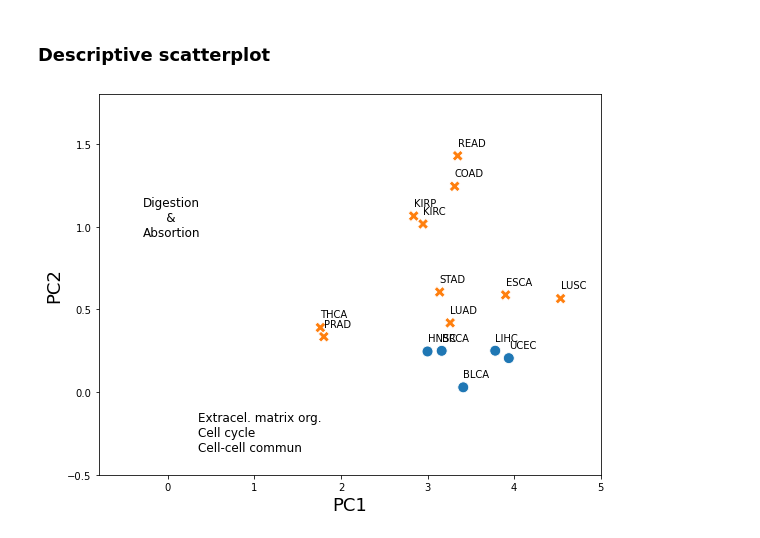
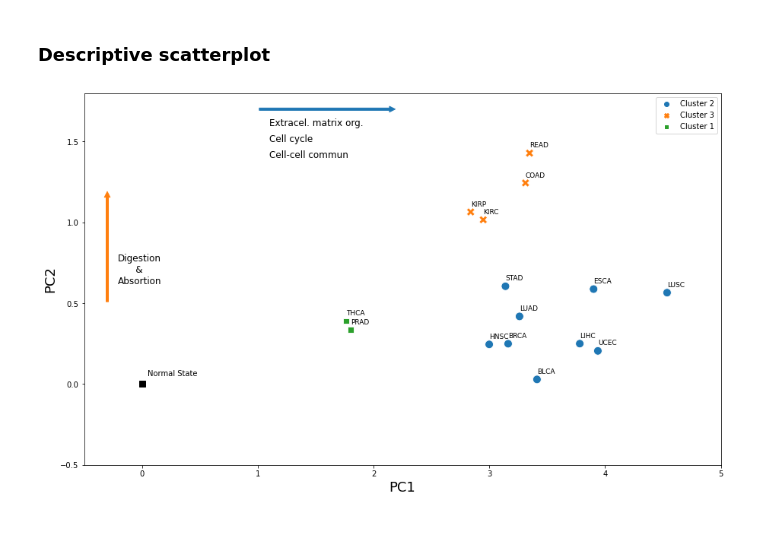
Before and after one commit to SamSaladino/FC-of-Genetic-pathways, a Jupyter notebook: Expr_pathways.ipynb, the cells around one changed output. Saved outputs shown, nothing was run; the diff lists cells and outputs as text; code cells hidden in the pictures.

Commit message:
Scatterplot with details fixed

```diff
--- a/Expr_pathways.ipynb
+++ b/Expr_pathways.ipynb
@@ -197,16 +197,16 @@ sns.scatterplot( x = -P_matrix[:,0], y = P_matrix[:,1], hue=X.columns)
 Separate the group of points and create array of labels
 # %%
 # will be use as labels
-hue = np.array(15*['Cluster 1'])
+hue = np.array(15*['Cluster 2'])
 
 # Use numpy logical indexing to set elements in 'hue' based on conditions
-hue[-P_matrix[:, 0] < -1] = 'Cluster 2'
-hue[P_matrix[:, 1] > 0.3] = 'Cluster 3'
+hue[-P_matrix[:, 0] < 2.5] = 'Cluster 1'
+hue[P_matrix[:, 1] > 0.8] = 'Cluster 3'
 # %% [markdown]
 ### Descriptive scatterplot
 # %%
 # Set figure dimension
-fig = plt.figure(figsize = (9,7),facecolor='w')
+fig = plt.figure(figsize = (15,9),facecolor='w')
 
 # get current axe
 ax = plt.gca()
@@ -215,44 +215,47 @@ ax = plt.gca()
 plt.xlabel('PC1', fontsize=18)
 plt.ylabel('PC2', size=18)
 # xy limits
-plt.xlim(-0.8,5)
+plt.xlim(-0.5,5)
 plt.ylim(-0.5,1.8)
 
 # Scatterplot
 sns.scatterplot( x = -P_matrix[:,0], y = P_matrix[:,1], hue=hue, s=120,
-                legend=False, style=hue)
+                 style=hue)
+# Normal state point
+plt.plot(0, 0, 's', color='k',markersize=8, markeredgecolor ='black')
+plt.annotate('Normal State',xy=(0.05,0.05), xycoords='data',fontsize=10)
 
 # Horizontal arrow
-harrow = mpatches.FancyArrowPatch((-1.5, -0.75), (0, -0.75),
+harrow = mpatches.FancyArrowPatch((1, 1.7), (2.2, 1.7),
                                  mutation_scale=15, color="C0")
 # Horizontal arrow annotations
 ax.annotate('Extracel. matrix org.',
-            xy=(160, 100), xycoords='figure pixels',fontsize=12)
+            xy=(1.1,1.6), xycoords='data',fontsize=12)
 ax.annotate('Cell cycle',
-            xy=(160, 85), xycoords='figure pixels',fontsize=12)
+            xy=(1.1, 1.5), xycoords='data',fontsize=12)
 ax.annotate('Cell-cell commun',
-            xy=(160, 70), xycoords='figure pixels',fontsize=12)
+            xy=(1.1,1.4), xycoords='data',fontsize=12)
 ax.add_patch(harrow)
 # Vertical arrow
-varrow = mpatches.FancyArrowPatch((-1.8, 0), (-1.8, 0.8),
+varrow = mpatches.FancyArrowPatch((-0.3, 0.5), (-0.3, 1.2),
                                  mutation_scale=15, color="C1")
 # Vertical annotations
 ax.annotate('Digestion',
             xy=(105, 315), xycoords='figure pixels',fontsize=12)
 ax.annotate('      &',
             xy=(105, 300), xycoords='figure pixels',fontsize=12)
 ax.annotate('Absortion',
             xy=(105, 285), xycoords='figure pixels',fontsize=12)
 ax.add_patch(varrow)
 
 # Add the labels to the points
 for i in range(len(tissues)):
     plt.annotate(tissues[i], (-P_matrix[:,0][i], P_matrix[:,1][i]),
-                 textcoords='offset points', xytext=(0, 10))
+                 textcoords='offset points', xytext=(0, 8),fontsize=9)
 
 # Store the fig
 fig.savefig("./figures_tables/PCA_scatterplot.pdf", bbox_inches='tight')
 # Show the plot
 plt.show()
 # %% [output]
-[figure, old version]
+[figure, new version]
```
Also changed, not shown: parts of 1 cell of this notebook, 1 other file.
